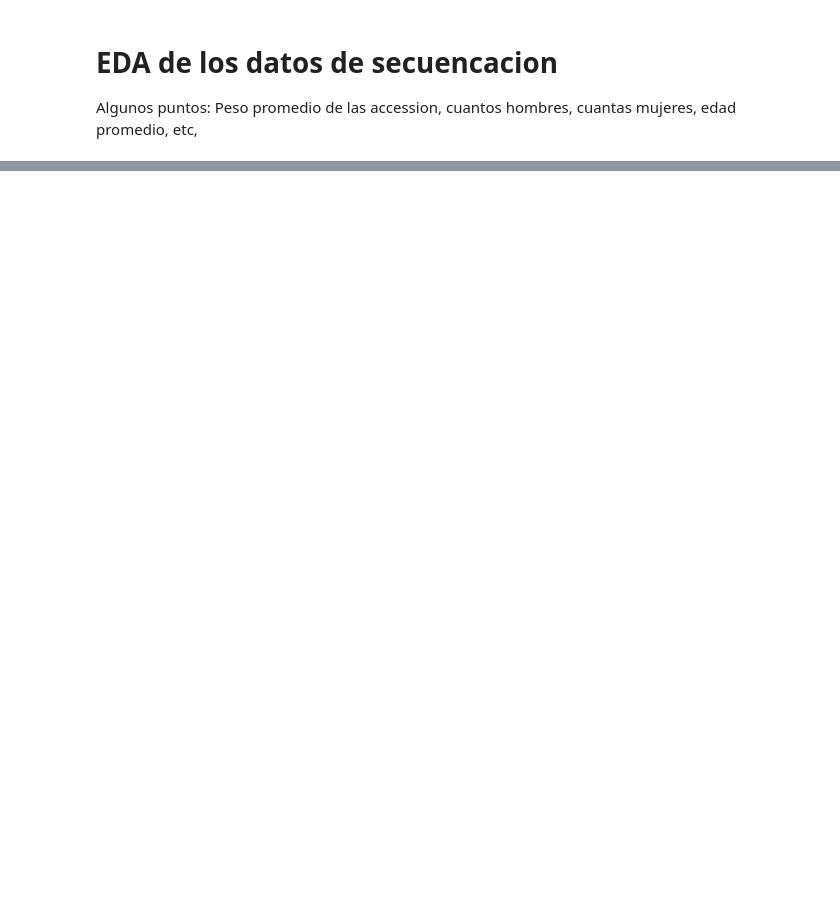
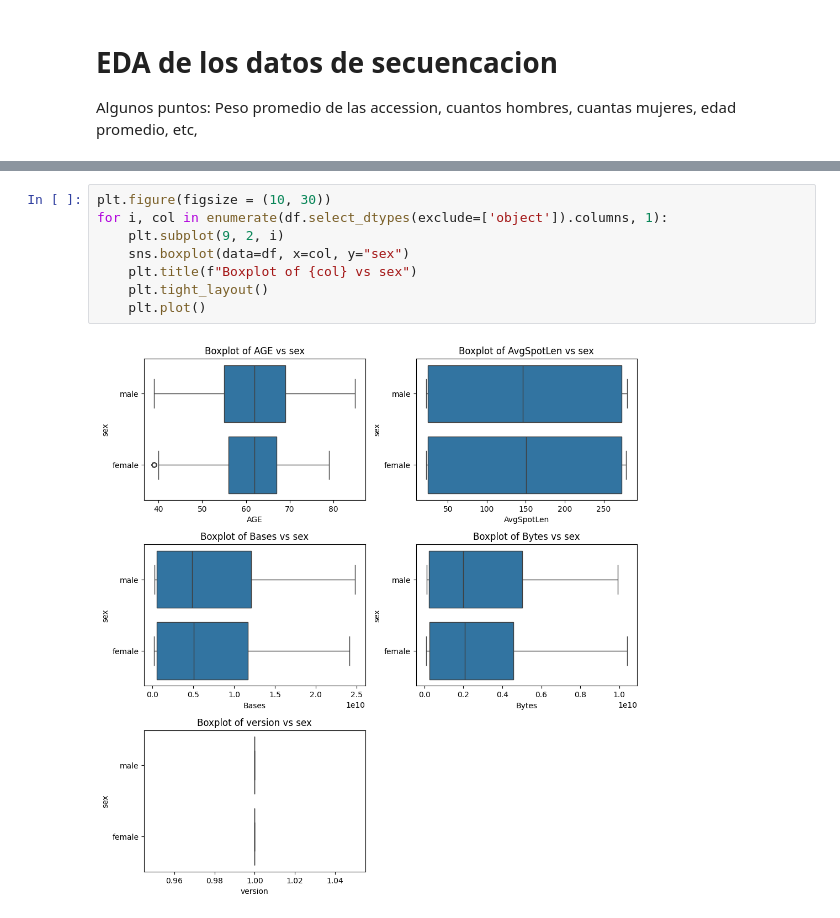
Before and after one commit to sbustamante21/practica_II, a Jupyter notebook: eda_datos.ipynb, the cells around one changed output, grey strips where cells are left out. Saved outputs shown, nothing was run; the diff lists cells and outputs as text; blank space fills up the shorter version.

```diff
--- a/eda_datos.ipynb
+++ b/eda_datos.ipynb
@@ -19,0 +190,10 @@ FileNotFoundError: [Errno 2] No such file or directory: '/home/seba/Documents/pr
+# %%
+plt.figure(figsize = (10, 30))
+for i, col in enumerate(df.select_dtypes(exclude=['object']).columns, 1):
+    plt.subplot(9, 2, i)
+    sns.boxplot(data=df, x=col, y="sex")
+    plt.title(f"Boxplot of {col} vs sex")
+    plt.tight_layout()
+    plt.plot()
+# %% [output]
+[figure, added]
```
Also changed, not shown: parts of 13 cells of this notebook, 52 other files.
